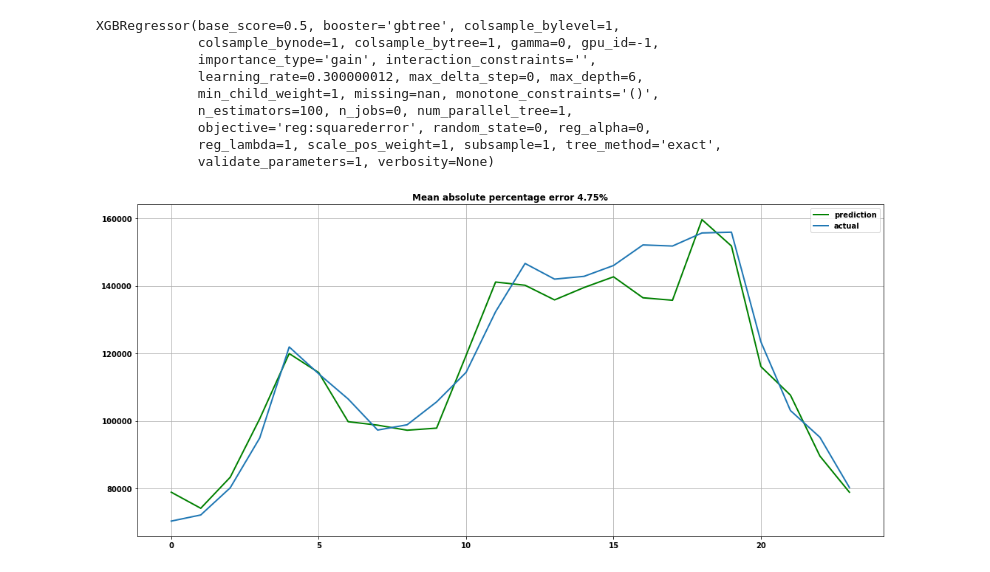
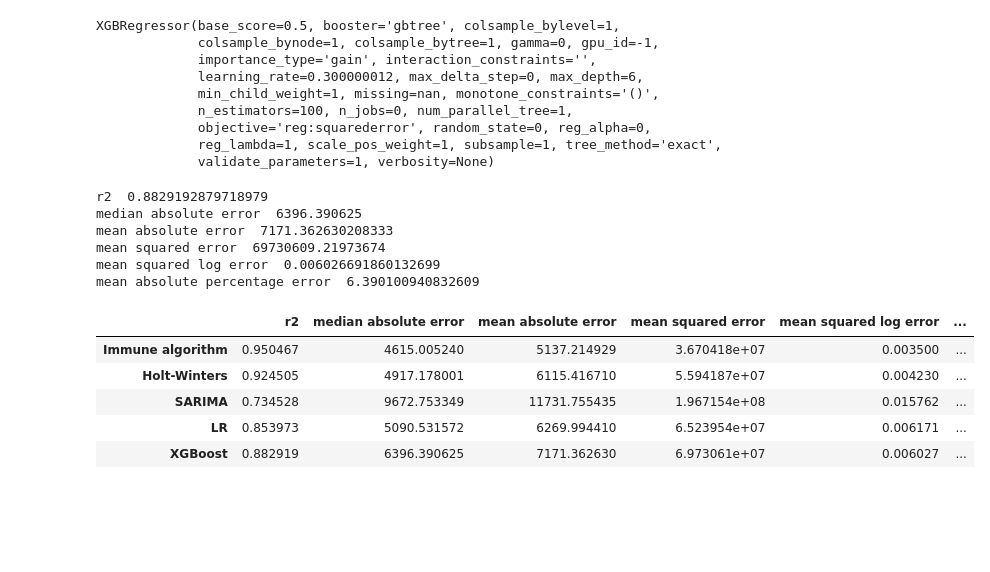
Before and after one commit to AndreiAblets/Forecasting-using-immune-algorithm, a Jupyter notebook: AISLFS.ipynb, the cells around one changed output. Drawn from its saved outputs; the diff is of its cells as text; code cells hidden in the pictures; blank space fills up the shorter version.

```diff
--- a/AISLFS.ipynb
+++ b/AISLFS.ipynb
@@ -465,5 +718,6 @@ NameError: name 'LinearRegression' is not defined
 # %%
-def plotModelResults(model, X_train=X_train, X_test=X_test, plot_intervals=False, plot_anomalies=False):
+metrics = []
+def plotModelResults(model,title, X_train=X_train, X_test=X_test, plot_intervals=False, plot_anomalies=False):
     """
         Plots modelled vs fact values, prediction intervals and anomalies
 
@@ -472,8 +726,8 @@ def plotModelResults(model, X_train=X_train, X_test=X_test, plot_intervals=False
     prediction = model.predict(X_test)
 
     plt.figure(figsize=(15, 7))
-    plt.plot(prediction, "g", label="prediction", linewidth=2.0)
-    plt.plot(y_test.values, label="actual", linewidth=2.0)
+    plt.plot(prediction, "g", label="Forecast", linewidth=2.0)
+    plt.plot(y_test.values, label="Actual", linewidth=2.0)
 
     if plot_intervals:
         cv = cross_val_score(model, X_train, y_train,
@@ -495,11 +749,23 @@ def plotModelResults(model, X_train=X_train, X_test=X_test, plot_intervals=False
             anomalies[y_test>upper] = y_test[y_test>upper]
             plt.plot(anomalies, "o", markersize=10, label = "Anomalies")
 
-    error = mean_absolute_percentage_error(prediction, y_test)
-    plt.title("Mean absolute percentage error {0:.2f}%".format(error))
+    metrics.append(np.array([r2_score(prediction, y_test),median_absolute_error(prediction, y_test),
+                          mean_absolute_error(prediction, y_test),mean_squared_error(prediction, y_test),
+                           mean_squared_log_error(prediction, y_test),mean_absolute_percentage_error(prediction, y_test)]))
+    print('r2 ',r2_score(prediction, y_test))
+    print('median absolute error ',median_absolute_error(prediction, y_test))
+    print('mean absolute error ',mean_absolute_error(prediction, y_test))
+    print('mean squared error ',mean_squared_error(prediction, y_test))
+    print('mean squared log error ',mean_squared_log_error(prediction, y_test))
+    print('mean absolute percentage error ',mean_absolute_percentage_error(prediction, y_test))
+
+    plt.title(title)
     plt.legend(loc="best")
     plt.tight_layout()
-    plt.grid(True);
+    plt.grid(True)
+    plt.close()
+
+    return metrics
 
 def plotCoefficients(model):
     """
@@ -516,6 +782,7 @@ def plotCoefficients(model):
     plt.grid(True, axis='y')
     plt.hlines(y=0, xmin=0, xmax=len(coefs), linestyles='dashed');
 # %%
-plotModelResults(lr)
+plotModelResults(lr, "Linear regression forecasting");
 plotCoefficients(lr)
+LR_metrics = metrics[0]
 # %% [output]
@@ -539,9 +807,21 @@ XGBRegressor(base_score=0.5, booster='gbtree', colsample_bylevel=1,
              reg_lambda=1, scale_pos_weight=1, subsample=1, tree_method='exact',
              validate_parameters=1, verbosity=None)
 # %%
-plotModelResults(xgb,
-                 X_train=X_train,
-                 X_test=X_test,
-                 plot_intervals=False, plot_anomalies=False)
+plotModelResults(xgb,"XGBoost regression forecasting", X_train=X_train, X_test=X_test, plot_intervals=False, plot_anomalies=False)
+XGB_metrics = metrics[-1]
 # %% [output]
-[figure, removed]
+r2  0.8829192879718979
+median absolute error  6396.390625
+mean absolute error  7171.362630208333
+mean squared error  69730609.21973674
+mean squared log error  0.006026691860132699
+mean absolute percentage error  6.390100940832609
+# %%
+pd.DataFrame([IA_metrics,HW_metrics,SARIMA_metrics,LR_metrics,XGB_metrics],columns=['r2','median absolute error','mean absolute error','mean squared error','mean squared log error','mean absolute percentage error'],index=['Immune algorithm','Holt-Winters','SARIMA','LR','XGBoost'])
+# %% [output]
+|  | r2 | median absolute error | mean absolute error | mean squared error | mean squared log error | ... |
+| Immune algorithm | 0.950467 | 4615.005240 | 5137.214929 | 3.670418e+07 | 0.003500 | ... |
+| Holt-Winters | 0.924505 | 4917.178001 | 6115.416710 | 5.594187e+07 | 0.004230 | ... |
+| SARIMA | 0.734528 | 9672.753349 | 11731.755435 | 1.967154e+08 | 0.015762 | ... |
+| LR | 0.853973 | 5090.531572 | 6269.994410 | 6.523954e+07 | 0.006171 | ... |
+| XGBoost | 0.882919 | 6396.390625 | 7171.362630 | 6.973061e+07 | 0.006027 | ... |
```
Also changed, not shown: parts of 72 cells of this notebook.
